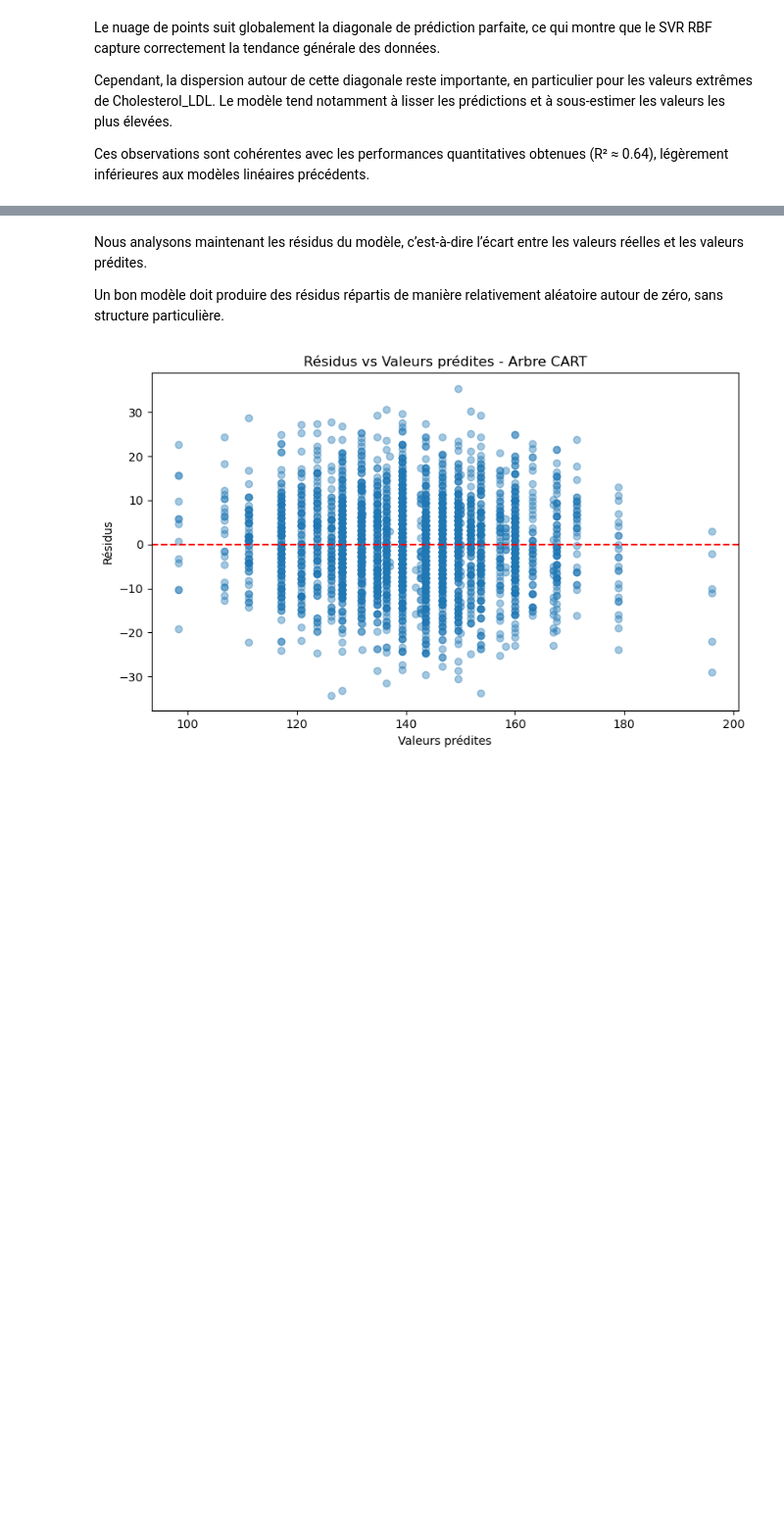
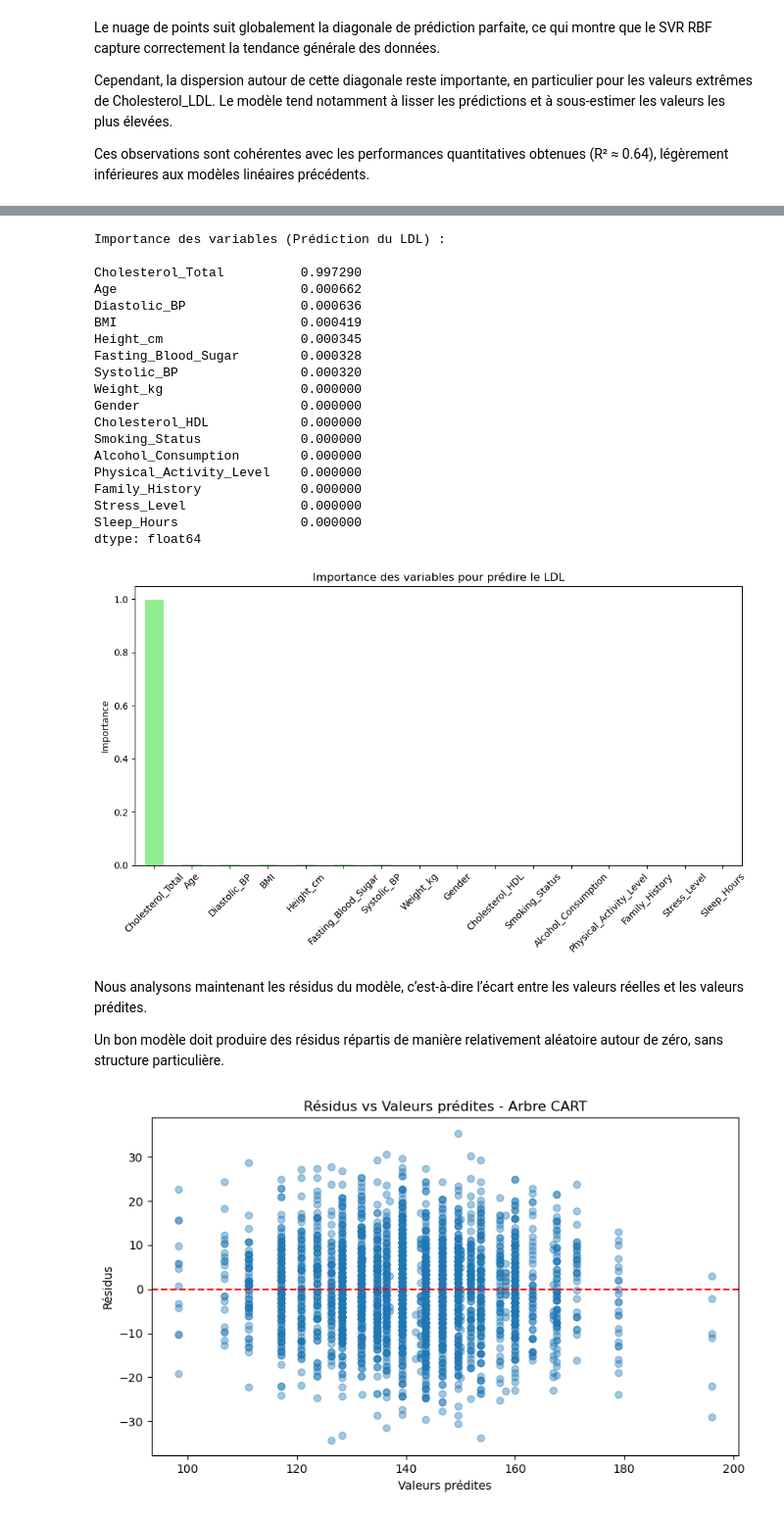
Before and after one commit to AhmedBousbih/Projet-Machine-learning, a Jupyter notebook: Projet_ML_py.ipynb, the cells around one changed output, grey strips where cells are left out. Shown at 98% size. Saved outputs shown, nothing was run; the diff lists cells and outputs as text; code cells hidden in the pictures; blank space fills up the shorter version.

```diff
--- a/Projet_ML_py.ipynb
+++ b/Projet_ML_py.ipynb
@@ -1252,3 +1247,62 @@ Le nuage de points suit globalement la diagonale de prédiction parfaite, mais l
+# %%
+# Importance des variables
+importance = pd.Series(
+    treeG.feature_importances_,
+    index=X_chol.columns
+)
+
+# Tri décroissant
+importance = importance.sort_values(
+    ascending=False
+)
+
+# Affichage des valeurs
+print(
+    "Importance des variables (Prédiction du LDL) :\n"
+)
+
+print(importance)
+
+# Graphique
+plt.figure(figsize=(10,6))
+
+importance.plot(
+    kind='bar',
+    color='lightgreen'
+)
+
+plt.ylabel("Importance")
+
+plt.title(
+    "Importance des variables pour prédire le LDL"
+)
+
+plt.xticks(rotation=45)
+
+plt.tight_layout()
+
+plt.show()
+# %% [output]
+Importance des variables (Prédiction du LDL) :
+
+Cholesterol_Total          0.997290
+Age                        0.000662
+Diastolic_BP               0.000636
+BMI                        0.000419
+Height_cm                  0.000345
+Fasting_Blood_Sugar        0.000328
+Systolic_BP                0.000320
+Weight_kg                  0.000000
+Gender                     0.000000
+Cholesterol_HDL            0.000000
+Smoking_Status             0.000000
+Alcohol_Consumption        0.000000
+Physical_Activity_Level    0.000000
+Family_History             0.000000
+Stress_Level               0.000000
+Sleep_Hours                0.000000
+dtype: float64
+[figure, added]
 # %% [markdown]
 Nous analysons maintenant les résidus du modèle, c’est-à-dire l’écart entre les valeurs réelles et les valeurs prédites.
 
```
Also changed, not shown: parts of 29 cells of this notebook.
